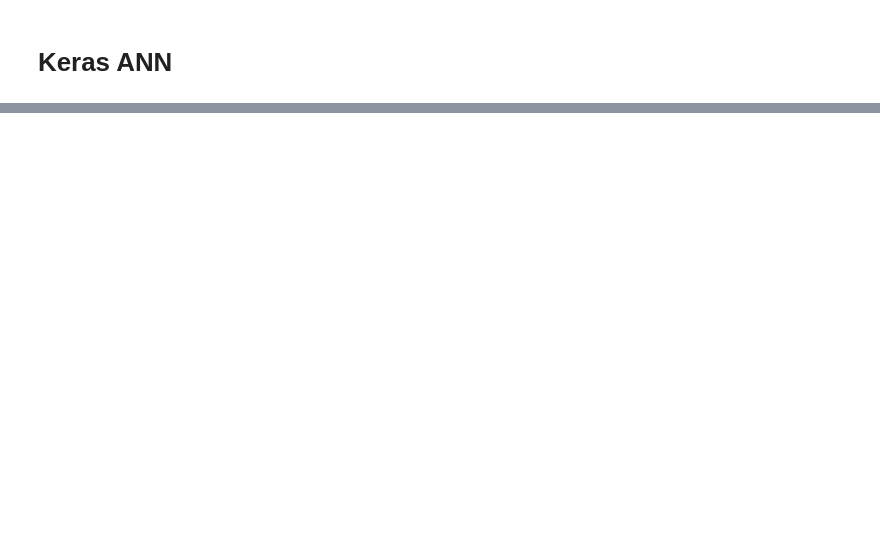
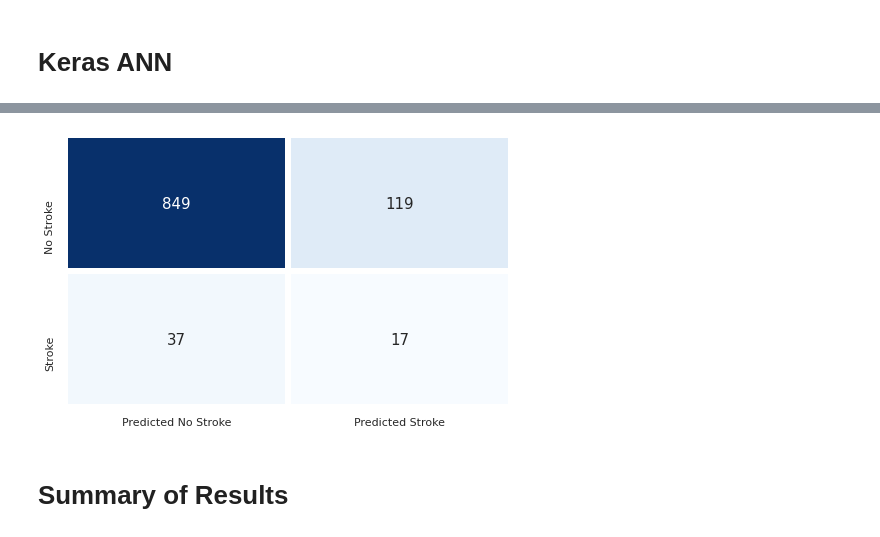
Before and after one commit to PrakritiAilavadi/Kaggle, a Jupyter notebook: stroke-prediction-eda-modelling.ipynb, the cells around one changed output, grey strips where cells are left out. Cells and saved outputs as stored; diff of their text form; code cells hidden in the pictures; blank space fills up the shorter version.

```diff
--- a/stroke-prediction-eda-modelling.ipynb
+++ b/stroke-prediction-eda-modelling.ipynb
@@ -988,0 +1182,13 @@ plt.show()
+# %%
+y_pred = ann.predict(x_test)
+# %%
+def threshold_prediction(y_pred):
+    y_pred_result = []
+    for i in y_pred:
+        if i > 0.5:
+            y_pred_result.append(1)
+        else:
+            y_pred_result.append(0)
+    return y_pred_result
+
+y_pred_result = threshold_prediction(y_pred)
@@ -988,0 +1213,8 @@ plt.show()
+# %%
+plt.figure(figsize=(8,5))
+sns.heatmap(cm, cmap = "Blues", annot = True, fmt = 'd', linewidths = 5, cbar = False, annot_kws ={'fontsize': 15}, yticklabels = ['No Stroke', 'Stroke'], xticklabels = ['Predicted No Stroke', 'Predicted Stroke'])
+plt.show()
+# %% [output]
+[figure, added]
+# %% [markdown]
+# Summary of Results
```
Also changed, not shown: parts of 22 cells of this notebook.
